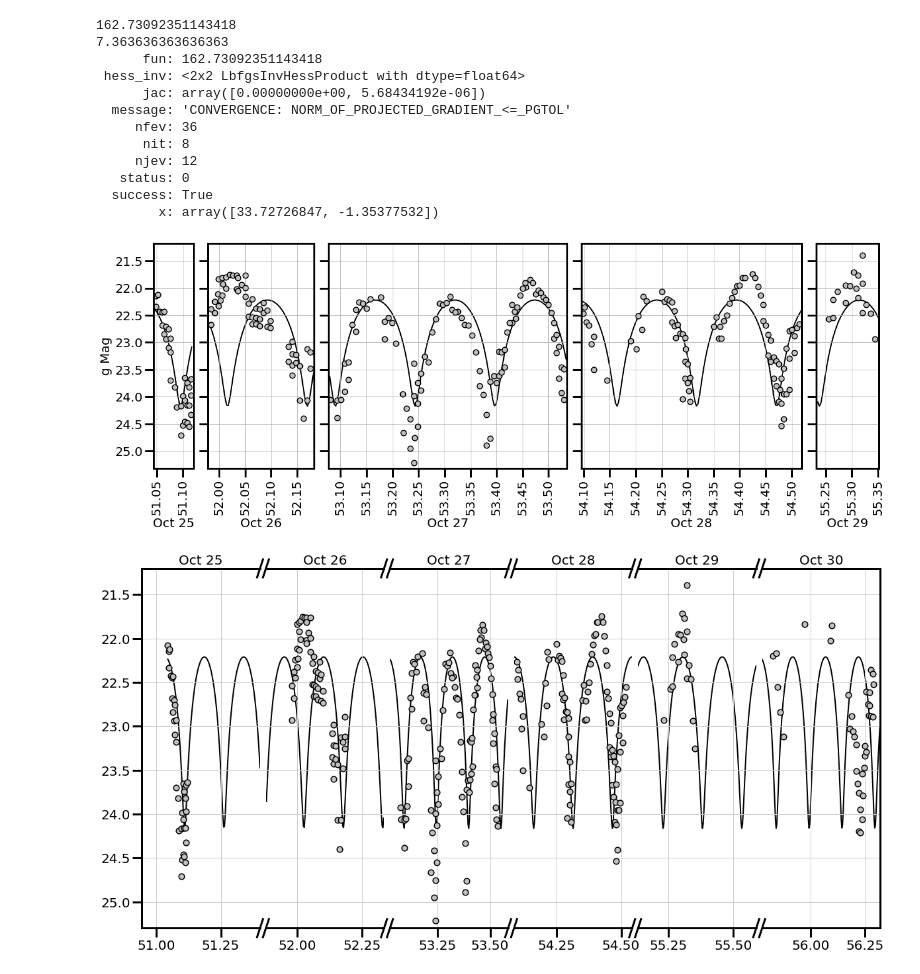
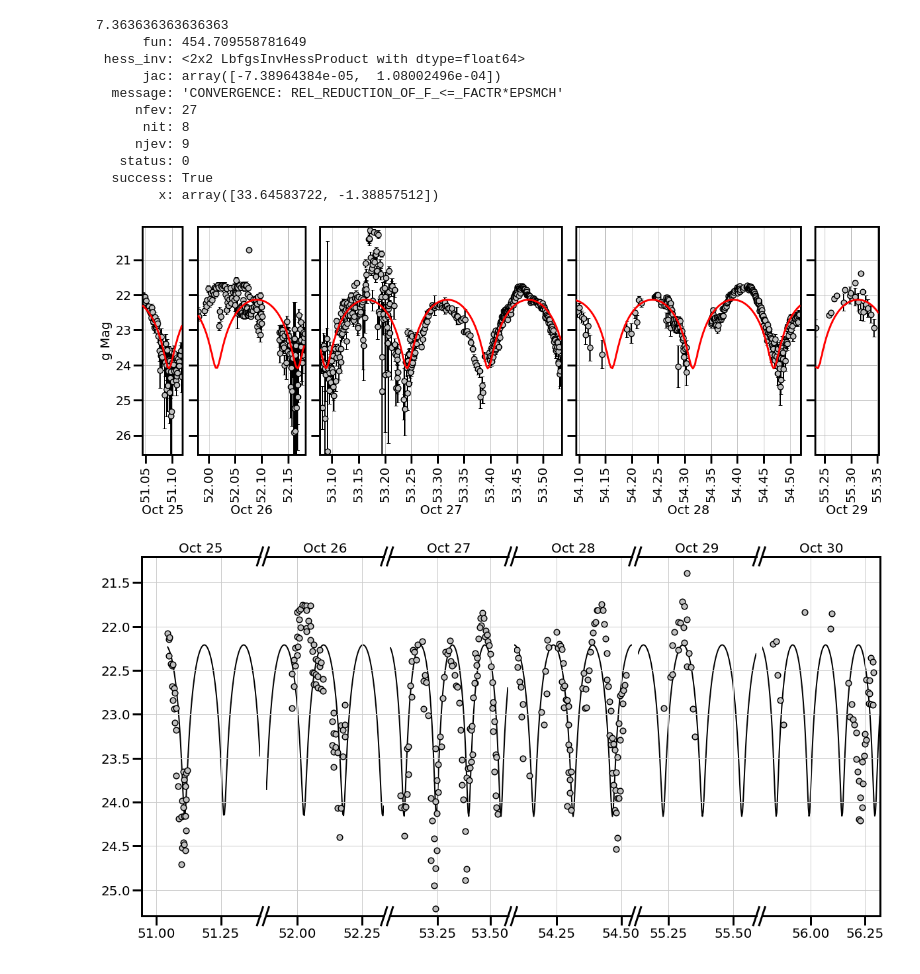
Before and after one commit to astertaylor/Oumuamua, a Jupyter notebook: Figures and Paper/CompositeLightCurve.ipynb, the cells around one changed output. Saved outputs shown, nothing was run; the diff lists cells and outputs as text; code cells hidden in the pictures.

Commit message:
Added errorbars

```diff
--- a/Figures and Paper/CompositeLightCurve.ipynb
+++ b/Figures and Paper/CompositeLightCurve.ipynb
@@ -76,8 +76,13 @@ belton=pd.read_csv("..\Lightcurves\BeltonLightcurves.csv").to_numpy()[:,1:3]
 # %%
 a,b,c=19,115,111
 
-beltime=belton[:,0]
-belmag=belton[:,1]
+belton=pd.read_csv("../Lightcurves/Photometry/1I_2017U1_lightcurve.csv")
+
+beltime=belton['corrMMJD'].to_numpy()
+belmag=belton['corrm'].to_numpy()
+belsig=belton['sigma'].to_numpy()
+
+belton=np.array([beltime,belmag,belsig]).T
 
 periodlist=np.linspace(7,9,100)
 test=[]
@@ -85,8 +90,6 @@ for p in periodlist:
     period=p*3600
 
     test.append(gridwrapper(period,belmag,beltime,a,b,c))
-
-print(np.min(test))
 
 optp=periodlist[test==np.min(test)][0]
 print(optp)
@@ -102,18 +105,17 @@ print(opt)
 
 curve=opt.x[0]-2.5*np.log10(simple_curve(theta-opt.x[1],a,b,c))
 # %% [output]
-162.73092351143418
 7.363636363636363
-      fun: 162.73092351143418
+      fun: 454.709558781649
  hess_inv: <2x2 LbfgsInvHessProduct with dtype=float64>
-      jac: array([0.00000000e+00, 5.68434192e-06])
-  message: 'CONVERGENCE: NORM_OF_PROJECTED_GRADIENT_<=_PGTOL'
-     nfev: 36
+      jac: array([-7.38964384e-05,  1.08002496e-04])
+  message: 'CONVERGENCE: REL_REDUCTION_OF_F_<=_FACTR*EPSMCH'
+     nfev: 27
       nit: 8
-     njev: 12
+     njev: 9
    status: 0
   success: True
-        x: array([33.72726847, -1.35377532])
+        x: array([33.64583722, -1.38857512])
 # %%
 import matplotlib.ticker as ticker
 
@@ -137,12 +139,16 @@ axes.append(fig.add_axes([corner,0,dx,1]))
 axes[0].set_xlim([plotA[0,0],plotA[-1,0]])
 axes[0].xaxis.set_major_locator(ticker.MultipleLocator(tickspace))
 axes[0].set_xlabel('Oct 25')
+axes[0].errorbar(belton[:,0][np.where((belton[:,0]<xmax)&(belton[:,0]>xmin))],
+              belton[:,1][np.where((belton[:,0]<xmax)&(belton[:,0]>xmin))],
+              yerr=belton[:,2][np.where((belton[:,0]<xmax)&(belton[:,0]>xmin))],
+              fmt='none',ecolor='k',elinewidth=2,capsize=3)
 axes[0].scatter(belton[:,0][np.where((belton[:,0]<xmax)&(belton[:,0]>xmin))],
               belton[:,1][np.where((belton[:,0]<xmax)&(belton[:,0]>xmin))],
               s=75,edgecolors='k', linewidths=1.5,marker='o',color='silver',label='NOT',zorder=2)
 axes[0].plot(times[np.where((times<xmax)&(times>xmin))],
              curve[np.where((times<xmax)&(times>xmin))],
-             color='k',zorder=1,lw=2)
+             color='r',zorder=3,lw=3)
 axes[0].set_ylabel('g Mag')
 plt.xticks(rotation=90)
 corner+=dx+axspace
@@ -154,12 +160,16 @@ axes[1].set_xlim([plotB[0,0],plotB[-1,0]])
 axes[1].xaxis.set_major_locator(ticker.MultipleLocator(tickspace))
 axes[1].set_xlabel('Oct 26')
 axes[1].set_yticklabels([])
+axes[1].errorbar(belton[:,0][np.where((belton[:,0]<xmax)&(belton[:,0]>xmin))],
+              belton[:,1][np.where((belton[:,0]<xmax)&(belton[:,0]>xmin))],
+              yerr=belton[:,2][np.where((belton[:,0]<xmax)&(belton[:,0]>xmin))],
+              fmt='none',ecolor='k',elinewidth=2,capsize=3)
 axes[1].scatter(belton[:,0][np.where((belton[:,0]<xmax)&(belton[:,0]>xmin))],
               belton[:,1][np.where((belton[:,0]<xmax)&(belton[:,0]>xmin))],
               s=75,edgecolors='k', linewidths=1.5,marker='o',color='silver',label='NOT',zorder=2)
 axes[1].plot(times[np.where((times<xmax)&(times>xmin))],
              curve[np.where((times<xmax)&(times>xmin))],
-             color='k',zorder=1,lw=2)
+             color='r',zorder=3,lw=3)
 plt.xticks(rotation=90)
 corner+=dx+axspace
 
@@ -170,12 +180,16 @@ axes[2].set_xlim([plotC[0,0],plotC[-1,0]])
 axes[2].xaxis.set_major_locator(ticker.MultipleLocator(tickspace))
 axes[2].set_xlabel('Oct 27')
 axes[2].set_yticklabels([])
+axes[2].errorbar(belton[:,0][np.where((belton[:,0]<xmax)&(belton[:,0]>xmin))],
+              belton[:,1][np.where((belton[:,0]<xmax)&(belton[:,0]>xmin))],
+              yerr=belton[:,2][np.where((belton[:,0]<xmax)&(belton[:,0]>xmin))],
+              fmt='none',ecolor='k',elinewidth=2,capsize=3)
 axes[2].scatter(belton[:,0][np.where((belton[:,0]<xmax)&(belton[:,0]>xmin))],
               belton[:,1][np.where((belton[:,0]<xmax)&(belton[:,0]>xmin))],
               s=75,edgecolors='k', linewidths=1.5,marker='o',color='silver',label='NOT',zorder=2)
 axes[2].plot(times[np.where((times<xmax)&(times>xmin))],
              curve[np.where((times<xmax)&(times>xmin))],
-             color='k',zorder=1,lw=2)
+             color='r',zorder=3,lw=3)
 plt.xticks(rotation=90)
 corner+=dx+axspace
 
@@ -186,54 +200,63 @@ axes[3].set_xlim([plotD[0,0],plotD[-1,0]])
 axes[3].xaxis.set_major_locator(ticker.MultipleLocator(tickspace))
 axes[3].set_xlabel('Oct 28')
 axes[3].set_yticklabels([])
+axes[3].errorbar(belton[:,0][np.where((belton[:,0]<xmax)&(belton[:,0]>xmin))],
+              belton[:,1][np.where((belton[:,0]<xmax)&(belton[:,0]>xmin))],
+              yerr=belton[:,2][np.where((belton[:,0]<xmax)&(belton[:,0]>xmin))],
+              fmt='none',ecolor='k',elinewidth=2,capsize=3)
 axes[3].scatter(belton[:,0][np.where((belton[:,0]<xmax)&(belton[:,0]>xmin))],
               belton[:,1][np.where((belton[:,0]<xmax)&(belton[:,0]>xmin))],
               s=75,edgecolors='k', linewidths=1.5,marker='o',color='silver',label='NOT',zorder=2)
 axes[3].plot(times[np.where((times<xmax)&(times>xmin))],
              curve[np.where((times<xmax)&(times>xmin))],
-             color='k',zorder=1,lw=2)
+             color='r',zorder=3,lw=3)
 plt.xticks(rotation=90)
 corner+=dx+axspace
 
 xmin,xmax=plotE[0,0], plotE[-1,0]
 dx = (xmax-xmin)/totalwidth
 axes.append(fig.add_axes([corner,0,dx,1]))
+axes[4].errorbar(belton[:,0][np.where((belton[:,0]<xmax)&(belton[:,0]>xmin))],
+              belton[:,1][np.where((belton[:,0]<xmax)&(belton[:,0]>xmin))],
+              yerr=belton[:,2][np.where((belton[:,0]<xmax)&(belton[:,0]>xmin))],
+              fmt='none',ecolor='k',elinewidth=2,capsize=3)
 axes[4].scatter(belton[:,0][np.where((belton[:,0]<xmax)&(belton[:,0]>xmin))],
               belton[:,1][np.where((belton[:,0]<xmax)&(belton[:,0]>xmin))],
-              s=75,edgecolors='k', linewidths=1.5,marker='o',color='silver',label='NOT',zorder=2)
+              s=75,edgecolors='k', linewidths=1.5,marker='o',color='silver',label='NOT',
+              zorder=2)
 axes[4].plot(times[np.where((times<xmax)&(times>xmin))],
              curve[np.where((times<xmax)&(times>xmin))],
-             color='k',zorder=1,lw=2)
+             color='r',zorder=3,lw=3)
 axes[4].set_xlabel('Oct 29')
 axes[4].set_yticklabels([])
 axes[4].xaxis.set_major_locator(ticker.MultipleLocator(tickspace))
 axes[4].set_xlim([plotE[0,0],plotE[-1,0]])
 plt.xticks(rotation=90)
 corner+=dx+axspace
 
 # xmin,xmax=plotF[0,0], plotF[-1,0]
 # dx = (xmax-xmin)/totalwidth
 # axes.append(fig.add_axes([corner,0,dx,1]))
 # axes[5].set_xlim([plotF[0,0],plotF[-1,0]])
 # axes[5].xaxis.set_major_locator(ticker.MultipleLocator(tickspace))
 # axes[5].set_xlabel('Oct 30')
 # axes[5].set_yticklabels([])
 # axes[5].scatter(belton[:,0][np.where((belton[:,0]<xmax)&(belton[:,0]>xmin))],
 #               belton[:,1][np.where((belton[:,0]<xmax)&(belton[:,0]>xmin))],
 #               s=75,edgecolors='k', linewidths=1.5,marker='o',color='silver',label='NOT',zorder=2)
 # axes[5].plot(times[np.where((times<xmax)&(times>xmin))],
 #              curve[np.where((times<xmax)&(times>xmin))],
-#              color='k',zorder=1,lw=2)
+#              color='r',zorder=1,lw=2)
 # corner+=dx+axspace
 
 for ax in axes:
     ax.grid()
     ax.set_ylim([ymax,ymin])
 
 plt.savefig('simple_lightcurve.pdf',
            bbox_inches='tight',dpi=300)
 # %% [output]
-[figure, old version]
+[figure, new version]
 # %%
 fig, axes = plt.subplots(ncols=6, nrows=1, figsize=(20,10),sharey=True)
 axes = axes.reshape(-1)
```
Also changed, not shown: parts of 1 cell of this notebook, 26 other files.
